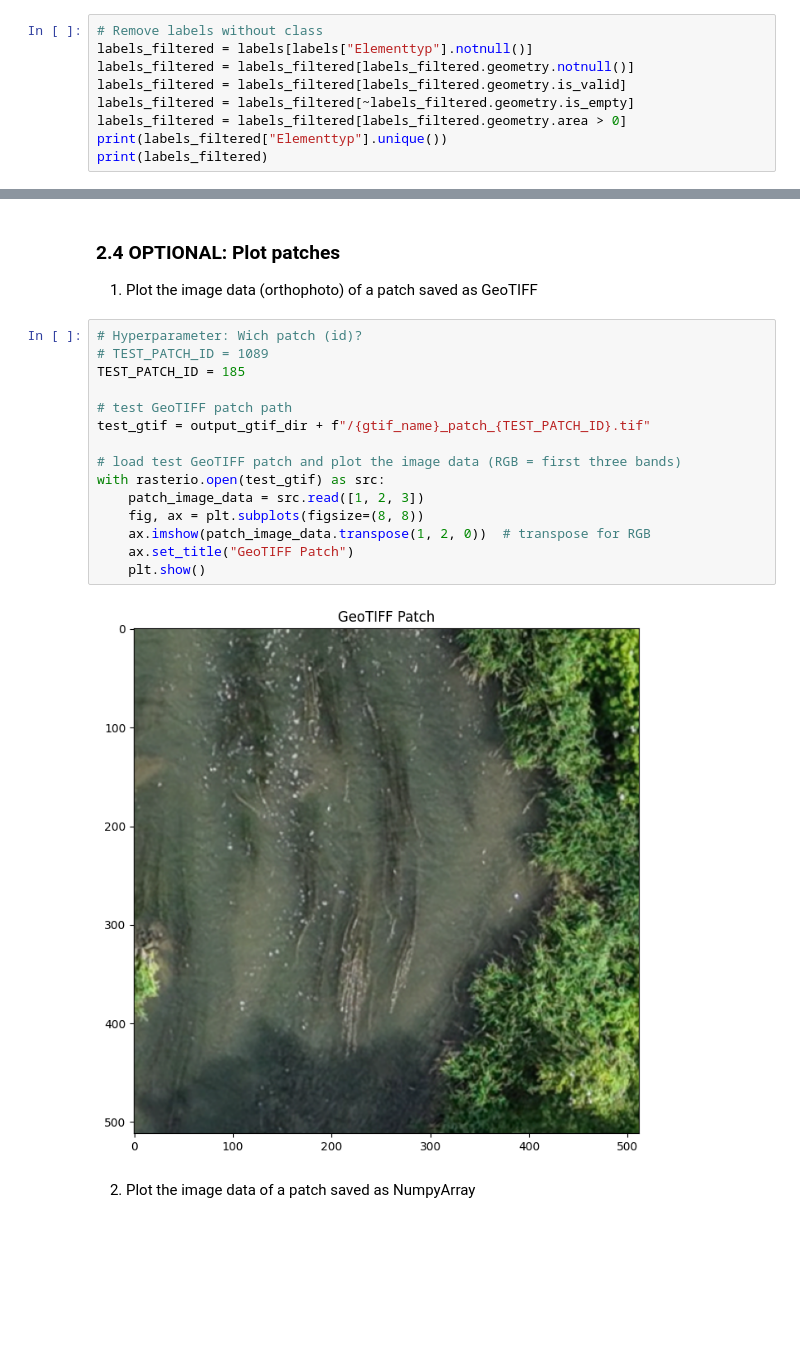
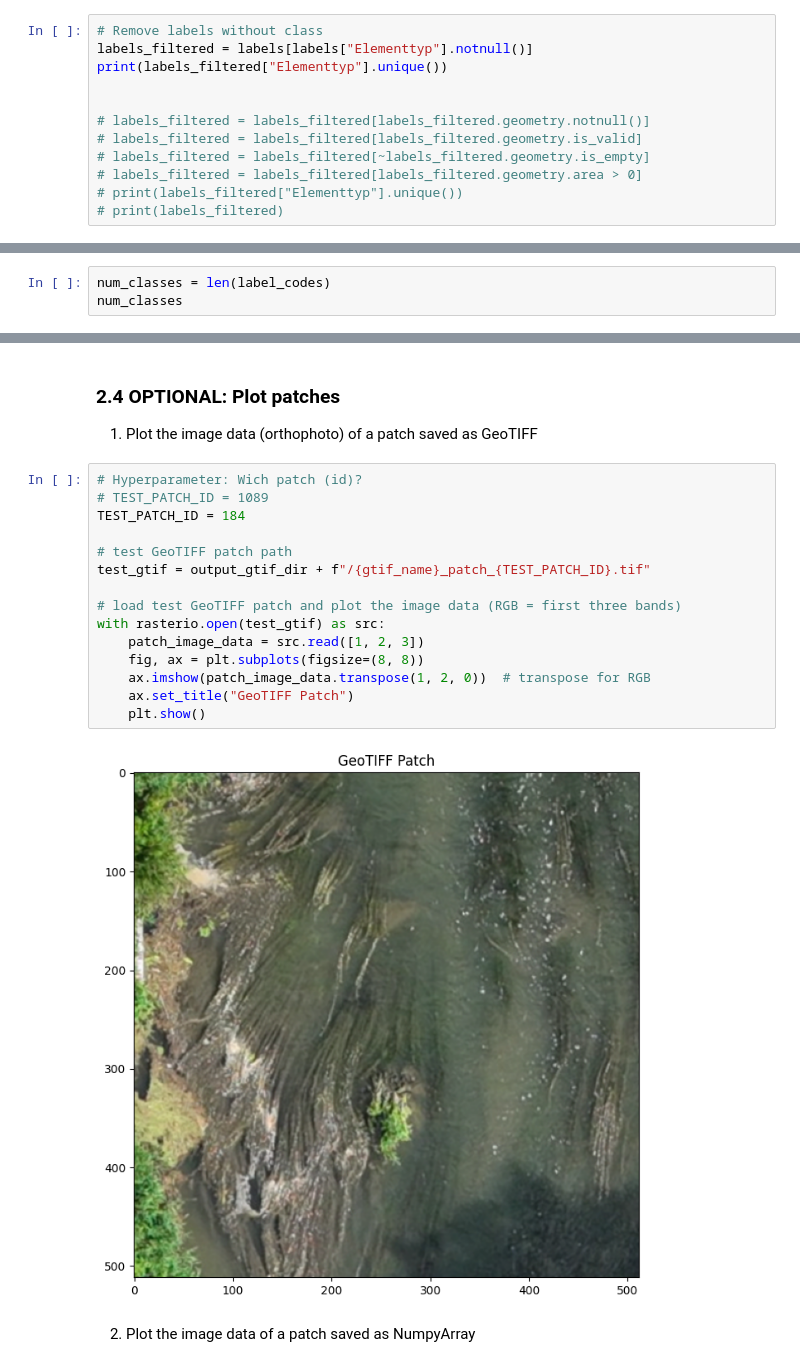
Before and after one commit to hiebschi/MoSE, a Jupyter notebook: preprocessing/preprocessing_data_v02.ipynb, the cells around one changed output, grey strips where cells are left out. Cells and saved outputs as stored; diff of their text form; blank space fills up the shorter version.

```diff
--- a/preprocessing/preprocessing_data_v02.ipynb
+++ b/preprocessing/preprocessing_data_v02.ipynb
@@ -64,12 +64,15 @@ array(['Einzelstein', 'Wurzelstock', 'Steinverbauung', 'Totholz',
 # %%
 # Remove labels without class
 labels_filtered = labels[labels["Elementtyp"].notnull()]
-labels_filtered = labels_filtered[labels_filtered.geometry.notnull()]
-labels_filtered = labels_filtered[labels_filtered.geometry.is_valid]
-labels_filtered = labels_filtered[~labels_filtered.geometry.is_empty]
-labels_filtered = labels_filtered[labels_filtered.geometry.area > 0]
 print(labels_filtered["Elementtyp"].unique())
-print(labels_filtered)
+
+
+# labels_filtered = labels_filtered[labels_filtered.geometry.notnull()]
+# labels_filtered = labels_filtered[labels_filtered.geometry.is_valid]
+# labels_filtered = labels_filtered[~labels_filtered.geometry.is_empty]
+# labels_filtered = labels_filtered[labels_filtered.geometry.area > 0]
+# print(labels_filtered["Elementtyp"].unique())
+# print(labels_filtered)
 # %% [output]
 ['Einzelstein' 'Wurzelstock' 'Steinverbauung' 'Totholz' 'Steinriegel'
  'Schotterbank' 'Schlamm_Sandinsel' 'Sand_Schlammbank' 'Schotterinsel']
@@ -105,0 +108,3 @@ label_codes = { # assign a unique pixel value to each class (element type)
+# %%
+num_classes = len(label_codes)
+num_classes
@@ -288,20 +291,20 @@ with rasterio.open(gtif_path) as src:
 # %%
 # Hyperparameter: Wich patch (id)?
 # TEST_PATCH_ID = 1089
-TEST_PATCH_ID = 185
+TEST_PATCH_ID = 184
 
 # test GeoTIFF patch path
 test_gtif = output_gtif_dir + f"/{gtif_name}_patch_{TEST_PATCH_ID}.tif"
 
 # load test GeoTIFF patch and plot the image data (RGB = first three bands)
 with rasterio.open(test_gtif) as src:
     patch_image_data = src.read([1, 2, 3])
     fig, ax = plt.subplots(figsize=(8, 8))
     ax.imshow(patch_image_data.transpose(1, 2, 0))  # transpose for RGB
     ax.set_title("GeoTIFF Patch")
     plt.show()
 # %% [output]
-[figure, old version]
+[figure, new version]
 # %% [markdown]
 2. Plot the image data of a patch saved as NumpyArray
 # %%
```
Also changed, not shown: parts of 16 cells of this notebook, 1 other file.
